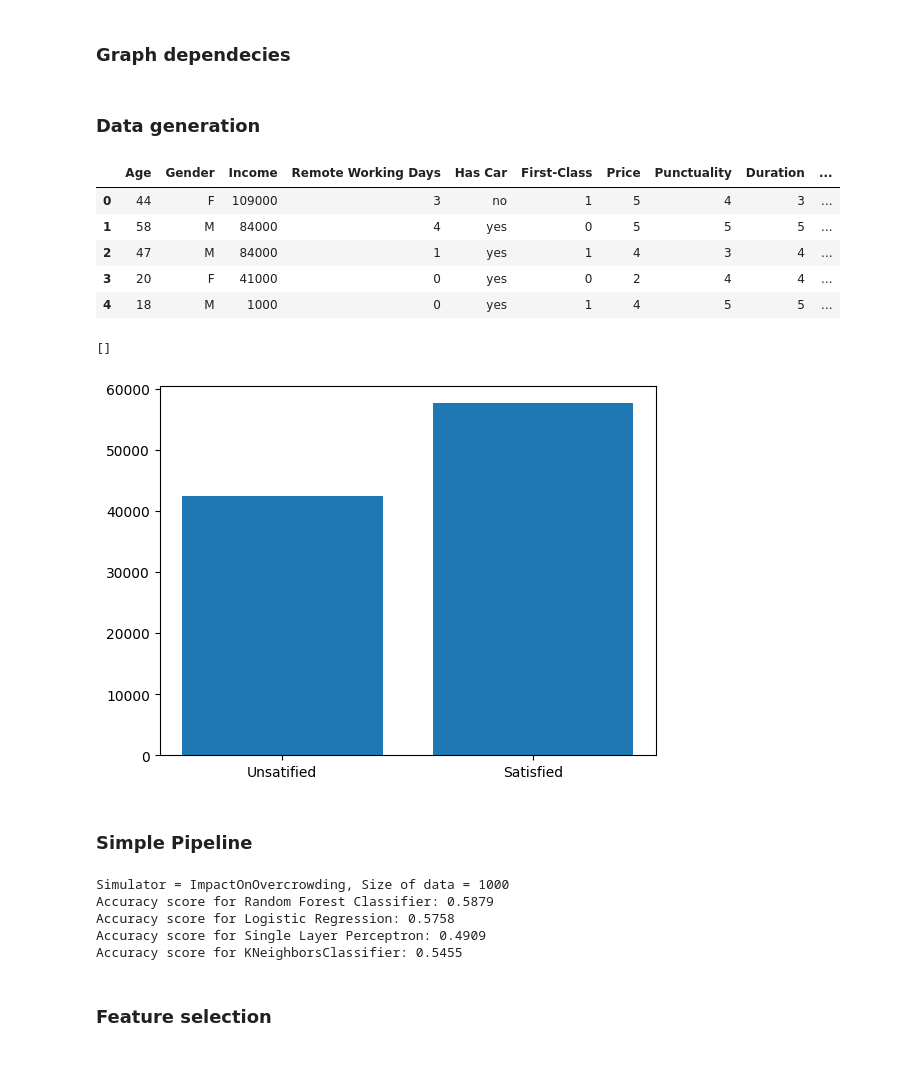
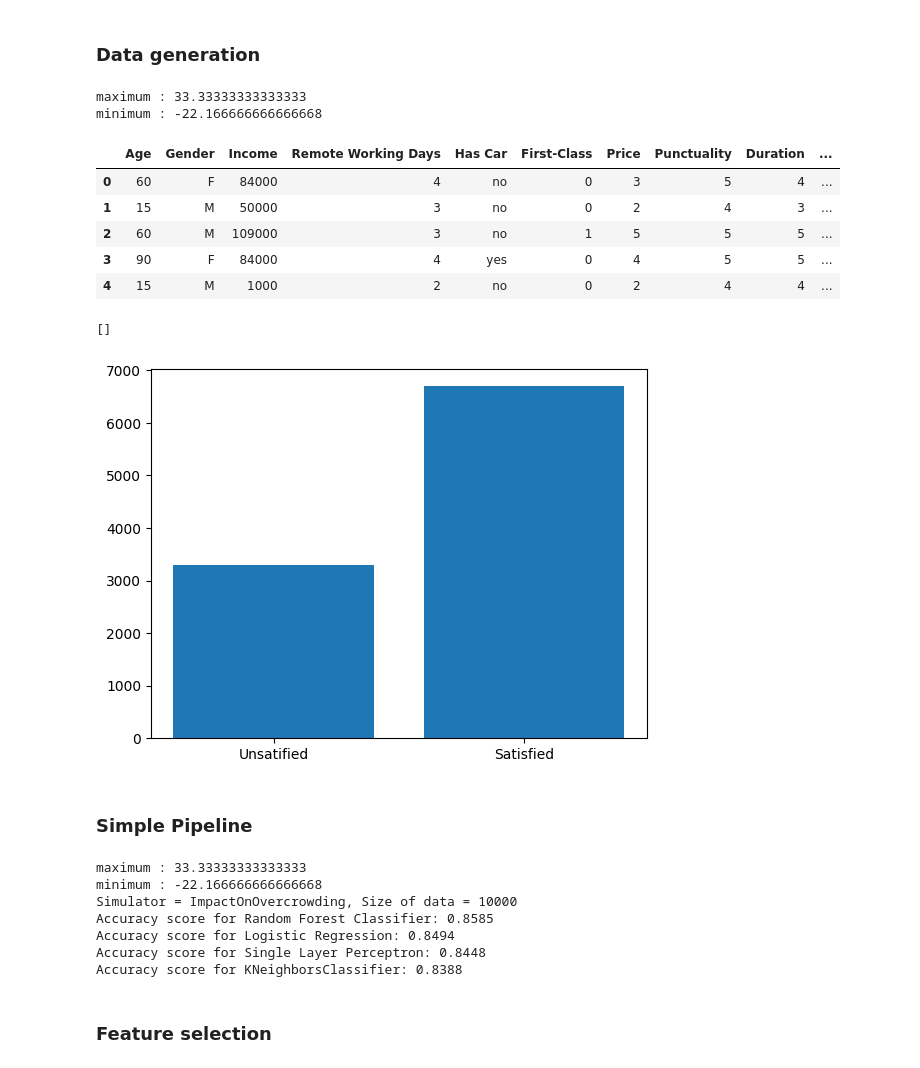
Before and after one commit to veborito/Introduction-to-MachineLearning, a Jupyter notebook: projet/Overcrowding_test.ipynb, the cells around one changed output. Drawn from its saved outputs; the diff is of its cells as text; code cells hidden in the pictures.

```diff
--- a/projet/Overcrowding_test.ipynb
+++ b/projet/Overcrowding_test.ipynb
@@ -48,5 +1,3 @@ Les variables que nous avons sélectionnées incluent des aspects comme :
-# %% [markdown]
-### Graph dependecies
 # %% [markdown]
 ### Data generation
 # %%
@@ -57,26 +8,27 @@ from GenerativeModel import ImpactOnOvercrowding
 # %%
 # Generation of synthetic data
 np.random.seed(1)
-gen = ImpactOnOvercrowding(100000)
+gen = ImpactOnOvercrowding(10000)
 
 data = gen.df
 
 data.head()
 # %% [output]
+maximum : 33.33333333333333
+minimum : -22.166666666666668
 |  | Age | Gender | Income | Remote Working Days | Has Car | First-Class | Price | Punctuality | Duration | ... |
-| 0 | 44 | F | 109000 | 3 | no | 1 | 5 | 4 | 3 | ... |
-| 1 | 58 | M | 84000 | 4 | yes | 0 | 5 | 5 | 5 | ... |
-| 2 | 47 | M | 84000 | 1 | yes | 1 | 4 | 3 | 4 | ... |
-| 3 | 20 | F | 41000 | 0 | yes | 0 | 2 | 4 | 4 | ... |
-| 4 | 18 | M | 1000 | 0 | yes | 1 | 4 | 5 | 5 | ... |
+| 0 | 60 | F | 84000 | 4 | no | 0 | 3 | 5 | 4 | ... |
+| 1 | 15 | M | 50000 | 3 | no | 0 | 2 | 4 | 3 | ... |
+| 2 | 60 | M | 109000 | 3 | no | 1 | 5 | 5 | 5 | ... |
+| 3 | 90 | F | 84000 | 4 | yes | 0 | 4 | 5 | 5 | ... |
+| 4 | 15 | M | 1000 | 2 | no | 0 | 2 | 4 | 4 | ... |
 # %%
-satis = data['Satisfaction'].value_counts().to_numpy()
-satis = np.sort(satis)
-plt.bar(["Unsatified", "Satisfied"], satis)
+satisf = data['Satisfaction'].value_counts()
+plt.bar(["Unsatified", "Satisfied"], [satisf['0'], satisf['1']])
 plt.plot()
 # %% [output]
 []
-[figure, old version]
+[figure, new version]
 # %% [markdown]
 ### Simple Pipeline
 # %%
@@ -143,11 +95,13 @@ def SimplePipeline(simulator, data_size):
 # %%
 SimplePipeline(ImpactOnOvercrowding, 10000)
 # %% [output]
-Simulator = ImpactOnOvercrowding, Size of data = 1000
-Accuracy score for Random Forest Classifier: 0.5879
-Accuracy score for Logistic Regression: 0.5758
-Accuracy score for Single Layer Perceptron: 0.4909
-Accuracy score for KNeighborsClassifier: 0.5455
+maximum : 33.33333333333333
+minimum : -22.166666666666668
+Simulator = ImpactOnOvercrowding, Size of data = 10000
+Accuracy score for Random Forest Classifier: 0.8585
+Accuracy score for Logistic Regression: 0.8494
+Accuracy score for Single Layer Perceptron: 0.8448
+Accuracy score for KNeighborsClassifier: 0.8388
 # %% [markdown]
 ### Feature selection
 # %% [markdown]
```
Also changed, not shown: parts of 15 cells of this notebook, 2 other files.
